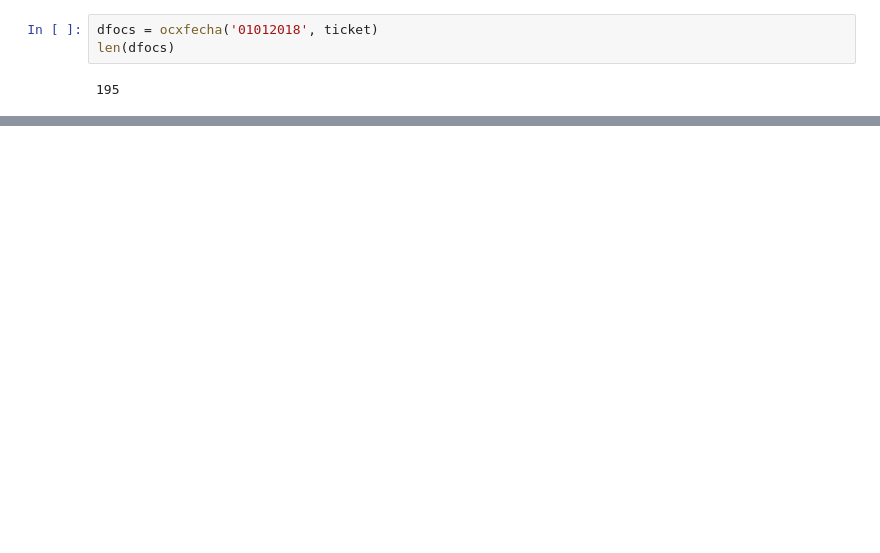
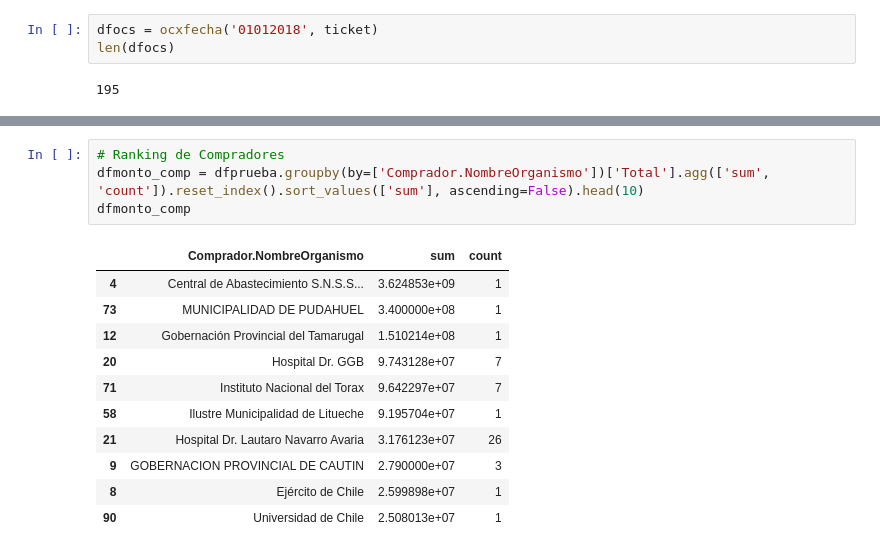
Before and after one commit to josemoragonzalez/ejemplosColab, a Jupyter notebook: ApiChC.ipynb, the cells around one changed output, grey strips where cells are left out. Saved outputs shown, nothing was run; the diff lists cells and outputs as text; blank space fills up the shorter version.

```diff
--- a/ApiChC.ipynb
+++ b/ApiChC.ipynb
@@ -90,0 +119,16 @@ dfprueba
+# %%
+# Ranking de Compradores
+dfmonto_comp = dfprueba.groupby(by=['Comprador.NombreOrganismo'])['Total'].agg(['sum', 'count']).reset_index().sort_values(['sum'], ascending=False).head(10)
+dfmonto_comp
+# %% [output]
+|  | Comprador.NombreOrganismo | sum | count |
+| 4 | Central de Abastecimiento S.N.S.S... | 3.624853e+09 | 1 |
+| 73 | MUNICIPALIDAD DE PUDAHUEL | 3.400000e+08 | 1 |
+| 12 | Gobernación Provincial del Tamarugal | 1.510214e+08 | 1 |
+| 20 | Hospital Dr. GGB | 9.743128e+07 | 7 |
+| 71 | Instituto Nacional del Torax | 9.642297e+07 | 7 |
+| 58 | Ilustre Municipalidad de Litueche | 9.195704e+07 | 1 |
+| 21 | Hospital Dr. Lautaro Navarro Avaria | 3.176123e+07 | 26 |
+| 9 | GOBERNACION PROVINCIAL DE CAUTIN | 2.790000e+07 | 3 |
+| 8 | Ejército de Chile | 2.599898e+07 | 1 |
+| 90 | Universidad de Chile | 2.508013e+07 | 1 |
```
Also changed, not shown: parts of 14 cells of this notebook.
